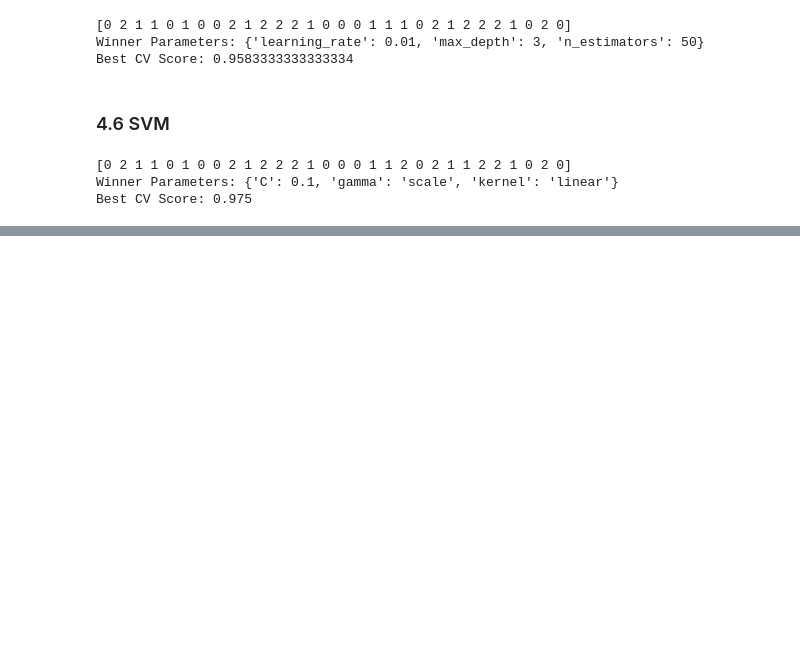
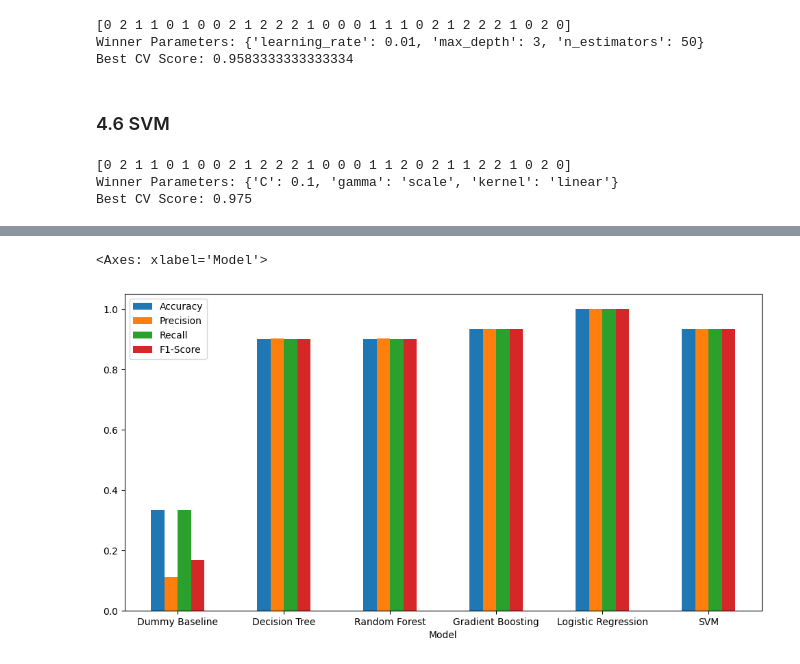
Before and after one commit to mohammadSous/iris-classification, a Jupyter notebook: main.ipynb, the cells around one changed output, grey strips where cells are left out. Saved outputs shown, nothing was run; the diff lists cells and outputs as text; code cells hidden in the pictures; blank space fills up the shorter version.

Commit message:
Model Comparison

```diff
--- a/main.ipynb
+++ b/main.ipynb
@@ -329,0 +319,22 @@ Best CV Score: 0.975
+# %%
+import pandas as pd
+from sklearn.metrics import accuracy_score, precision_score, recall_score, f1_score
+
+models = [dummy, best_dt, best_rf, best_gb, best_lr, best_svm]
+model_names = ['Dummy Baseline', 'Decision Tree', 'Random Forest', 'Gradient Boosting', 'Logistic Regression', 'SVM']
+
+rows = []
+
+for name, model in zip(model_names, models):
+    y_pred = model.predict(X_test)
+
+    rows.append({
+        'Model': name,
+        'Accuracy': accuracy_score(y_test, y_pred),
+        'Precision': precision_score(y_test, y_pred, average='macro'),
+        'Recall': recall_score(y_test, y_pred, average='macro'),
+        'F1-Score': f1_score(y_test, y_pred, average='macro')
+    })
+
+df_metrics = pd.DataFrame(rows)
+df_metrics
@@ -329,0 +349,5 @@ Best CV Score: 0.975
+# %%
+df_metrics.set_index('Model').plot(kind='bar', figsize=(12, 6), rot = 0)
+# %% [output]
+<Axes: xlabel='Model'>
+[figure, added]
```
Also changed, not shown: parts of 5 cells of this notebook.
